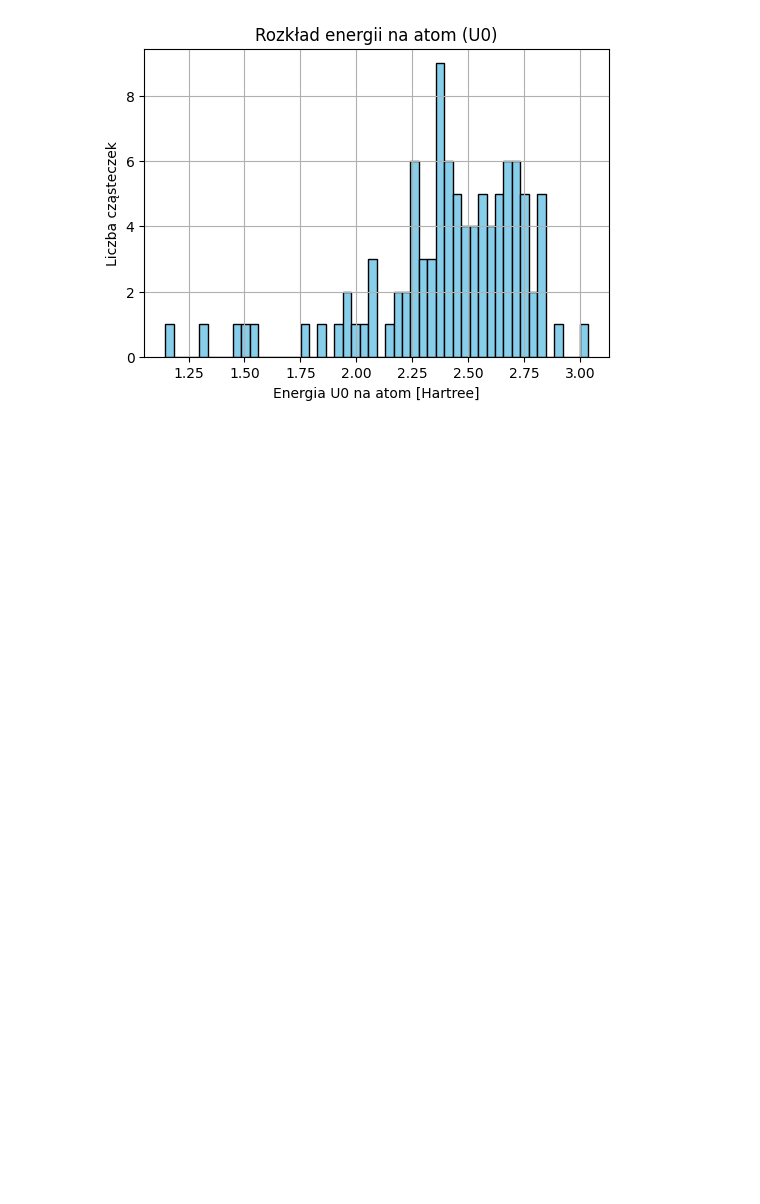
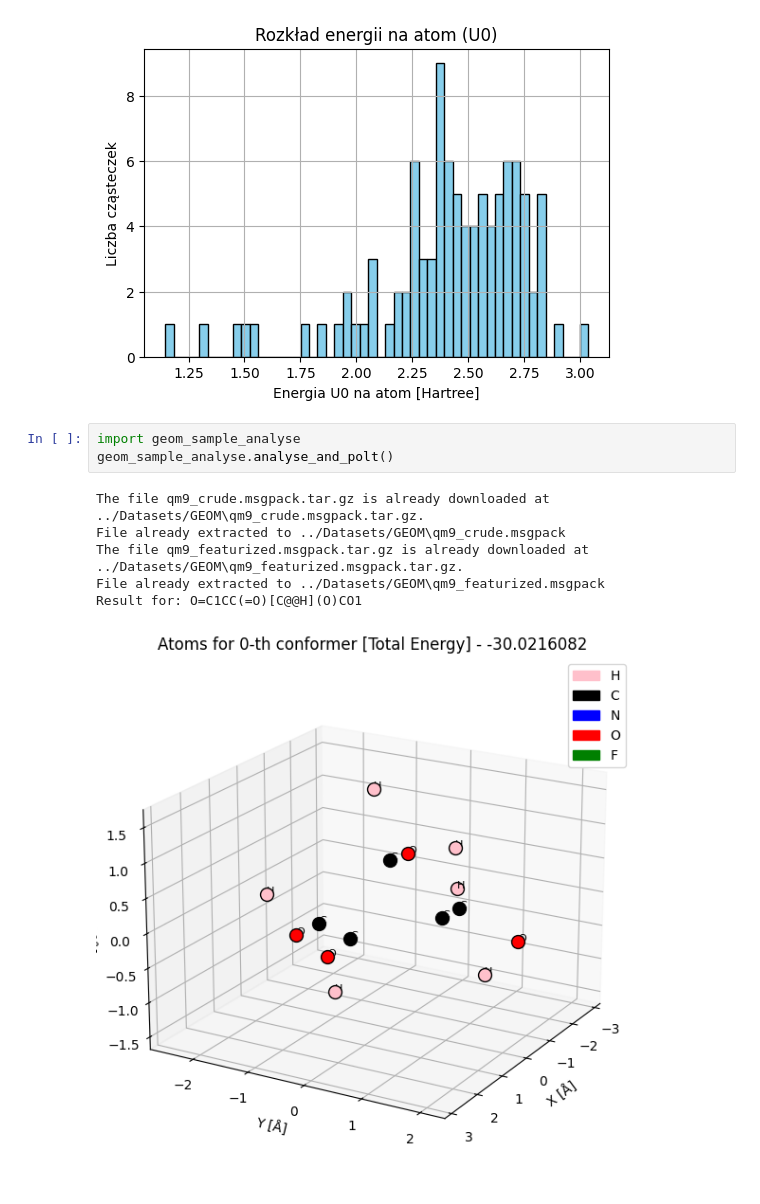
Before and after one commit to prolik123/stable-conformations-of-compounds-ai, a Jupyter notebook: Datasets Analisys/summary.ipynb, the cells around one changed output. Saved outputs shown, nothing was run; the diff lists cells and outputs as text; blank space fills up the shorter version.

```diff
--- a/Datasets Analisys/summary.ipynb
+++ b/Datasets Analisys/summary.ipynb
@@ -38,3 +38,13 @@ stability.analyse_and_plot(dataset, limit)
 [figure]
 [figure]
 [figure]
+# %%
+import geom_sample_analyse
+geom_sample_analyse.analyse_and_polt()
+# %% [output]
+The file qm9_crude.msgpack.tar.gz is already downloaded at ../Datasets/GEOM\qm9_crude.msgpack.tar.gz.
+File already extracted to ../Datasets/GEOM\qm9_crude.msgpack
+The file qm9_featurized.msgpack.tar.gz is already downloaded at ../Datasets/GEOM\qm9_featurized.msgpack.tar.gz.
+File already extracted to ../Datasets/GEOM\qm9_featurized.msgpack
+Result for: O=C1CC(=O)[C@@H](O)CO1
+[figure, added]
```
Also changed, not shown: parts of 1 cell of this notebook, 1 other file.
